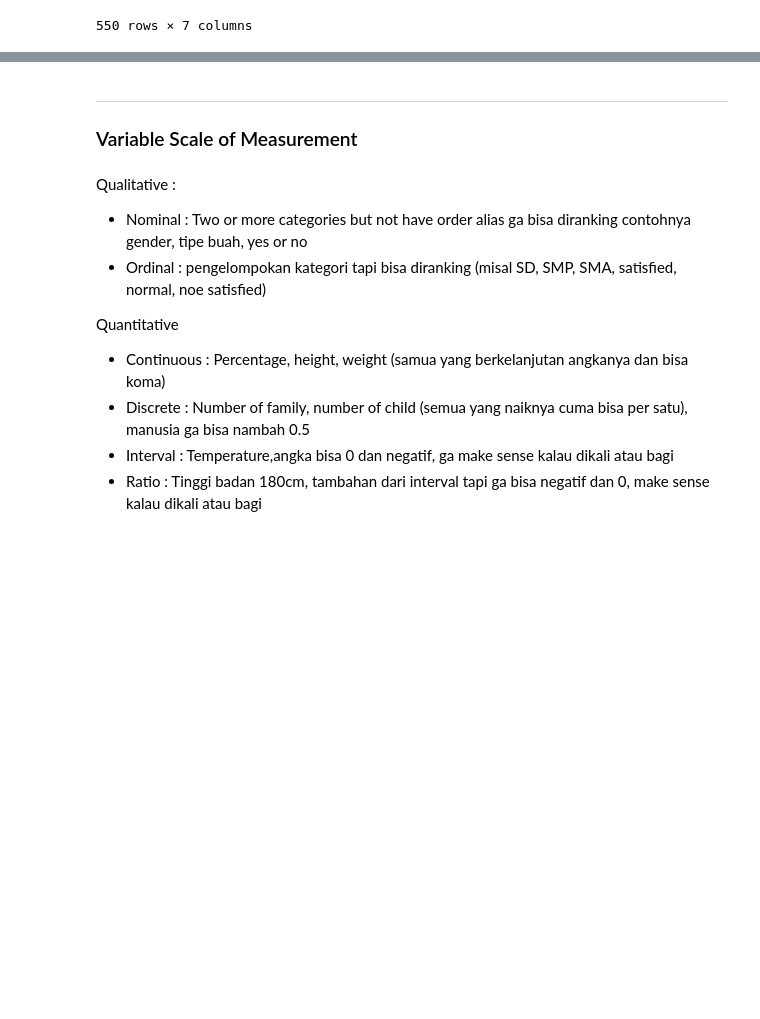
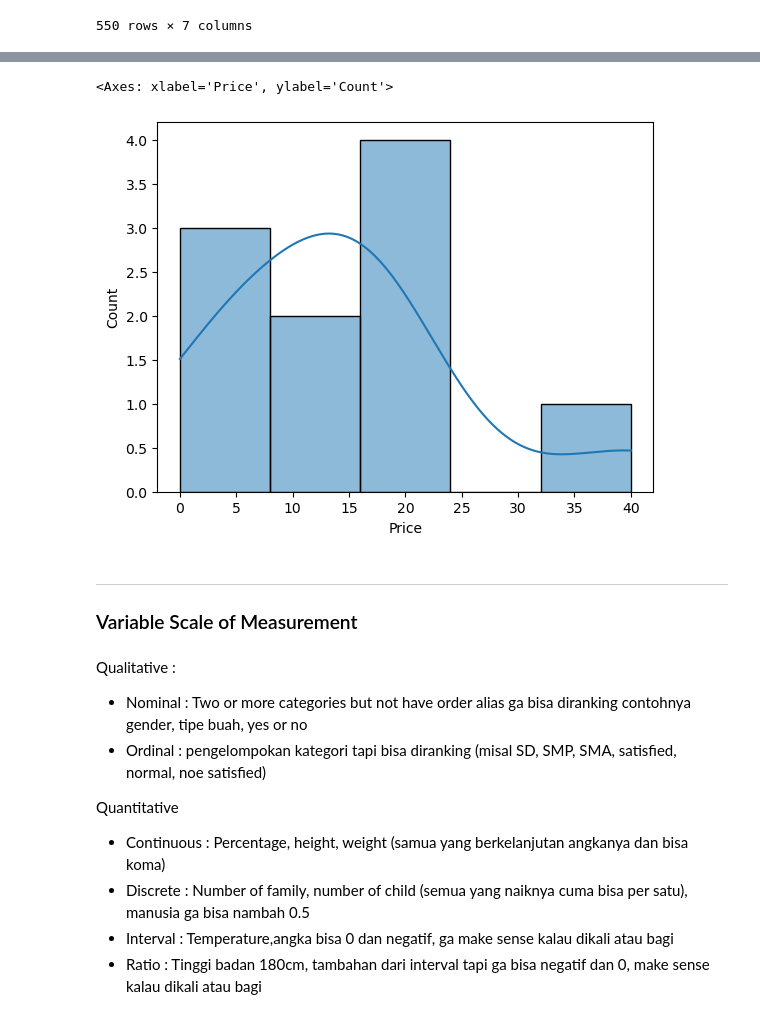
Before and after one commit to glenvj-j/Data-Science-Playbook, a Jupyter notebook: 01 Statistic Summary.ipynb, the cells around one changed output, grey strips where cells are left out. Cells and saved outputs as stored; diff of their text form; code cells hidden in the pictures; blank space fills up the shorter version.

```diff
--- a/01 Statistic Summary.ipynb
+++ b/01 Statistic Summary.ipynb
@@ -43,3 +97,9 @@ df
+# %%
+# when sampling the data is always normal distribution
+sns.histplot(df['Price'].sample(10,random_state=0),kde=True)
+# %% [output]
+<Axes: xlabel='Price', ylabel='Count'>
+[figure, added]
 # %% [markdown]
 <hr>
 
```
Also changed, not shown: parts of 11 cells of this notebook.
